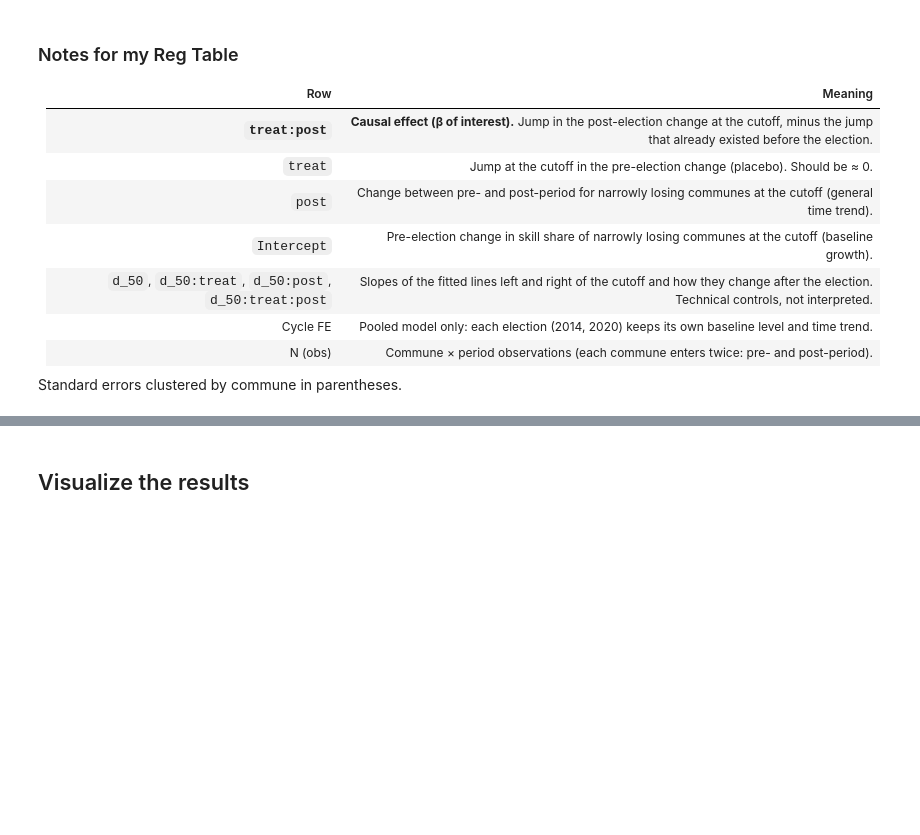
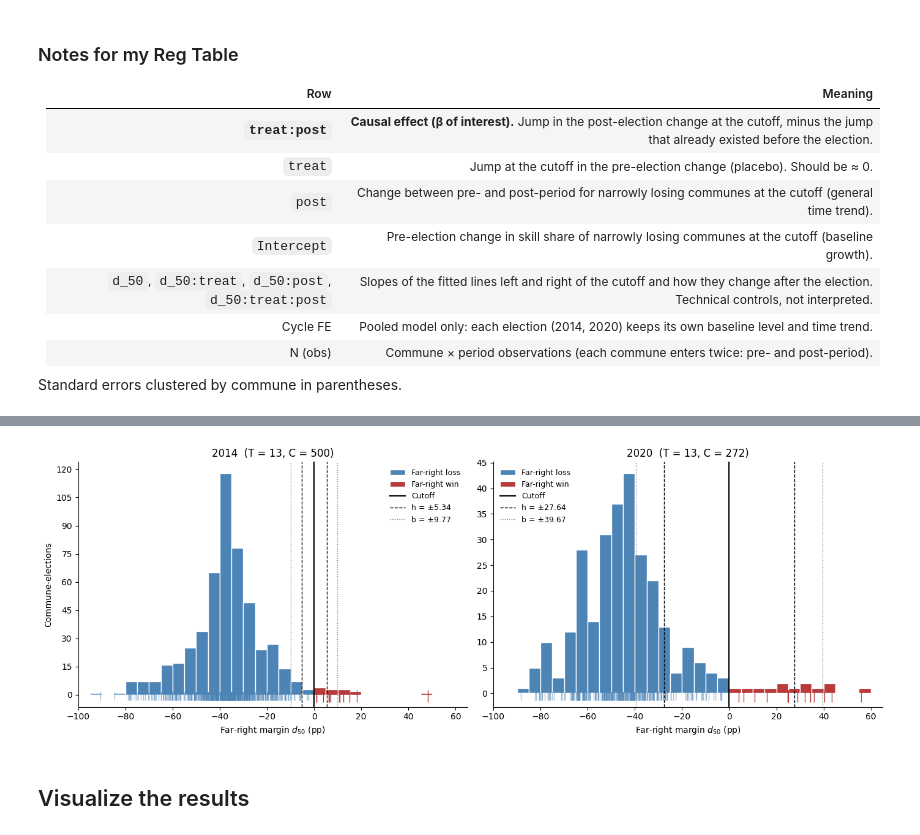
Before and after one commit to Tobias-Bue/far-right-rdd-thesis, a Jupyter notebook: Diff-in-Disc_Estimates.ipynb, the cells around one changed output, grey strips where cells are left out. Cells and saved outputs as stored; diff of their text form; code cells hidden in the pictures; blank space fills up the shorter version.

```diff
--- a/Diff-in-Disc_Estimates.ipynb
+++ b/Diff-in-Disc_Estimates.ipynb
@@ -584,3 +723,42 @@ h=27.639 | communes in window=38 | treated=6
+# %%
+BIN_WIDTH = 5          # bar width in pp
+YEARS = [2014, 2020]
+
+x_all = df.loc[df["election_year"].isin(YEARS), "d_50"].dropna()
+lo = np.floor(x_all.min() / BIN_WIDTH) * BIN_WIDTH
+hi = np.ceil(x_all.max() / BIN_WIDTH) * BIN_WIDTH
+bins = np.arange(lo, hi + BIN_WIDTH / 2, BIN_WIDTH)   # same bins in both panels
+
+fig, axes = plt.subplots(1, 2, figsize=(14, 5), sharex=True)
+
+for ax, yr in zip(axes, YEARS):
+    x = df.loc[df["election_year"] == yr, "d_50"].dropna()
+    h, b = bw_by_cycle[yr], b_by_cycle[yr]
+
+    ax.hist(x[x < 0], bins=bins, color="#4C84B6", edgecolor="white", label="Far-right loss")
+    ax.hist(x[x >= 0], bins=bins, color="#B83A3A", edgecolor="white", label="Far-right win")
+
+    # Rug: one tick per commune, to see sparse treated points
+    ax.plot(x[x < 0], np.full((x < 0).sum(), -0.5), "|", color="#4C84B6", ms=10, alpha=.5)
+    ax.plot(x[x >= 0], np.full((x >= 0).sum(), -0.5), "|", color="#B83A3A", ms=14)
+
+    ax.axvline(0, color="black", linewidth=1.5, label="Cutoff")
+    for s in (-1, 1):
+        ax.axvline(s * h, color="black", ls="--", lw=1, label=f"h = ±{h:.2f}" if s == 1 else None)
+        ax.axvline(s * b, color="grey", ls=":", lw=1, label=f"b = ±{b:.2f}" if s == 1 else None)
+
+    ax.set_xlim(min(lo, -b) - BIN_WIDTH, max(hi, b) + BIN_WIDTH)
+    ax.yaxis.set_major_locator(plt.MaxNLocator(integer=True))
+    ax.set_title(f"{yr}  (T = {(x >= 0).sum()}, C = {(x < 0).sum()})")
+    ax.set_xlabel(r"Far-right margin $d_{50}$ (pp)")
+    ax.spines[["top", "right"]].set_visible(False)
+    ax.legend(frameon=False, fontsize=9)
+
+axes[0].set_ylabel("Commune-elections")
+fig.tight_layout()
+plt.show()
+# %% [output]
+[figure, added]
 # %% [markdown]
 ## Visualize the results
 # %%
```
Also changed, not shown: parts of 14 cells of this notebook, 3 other files.
